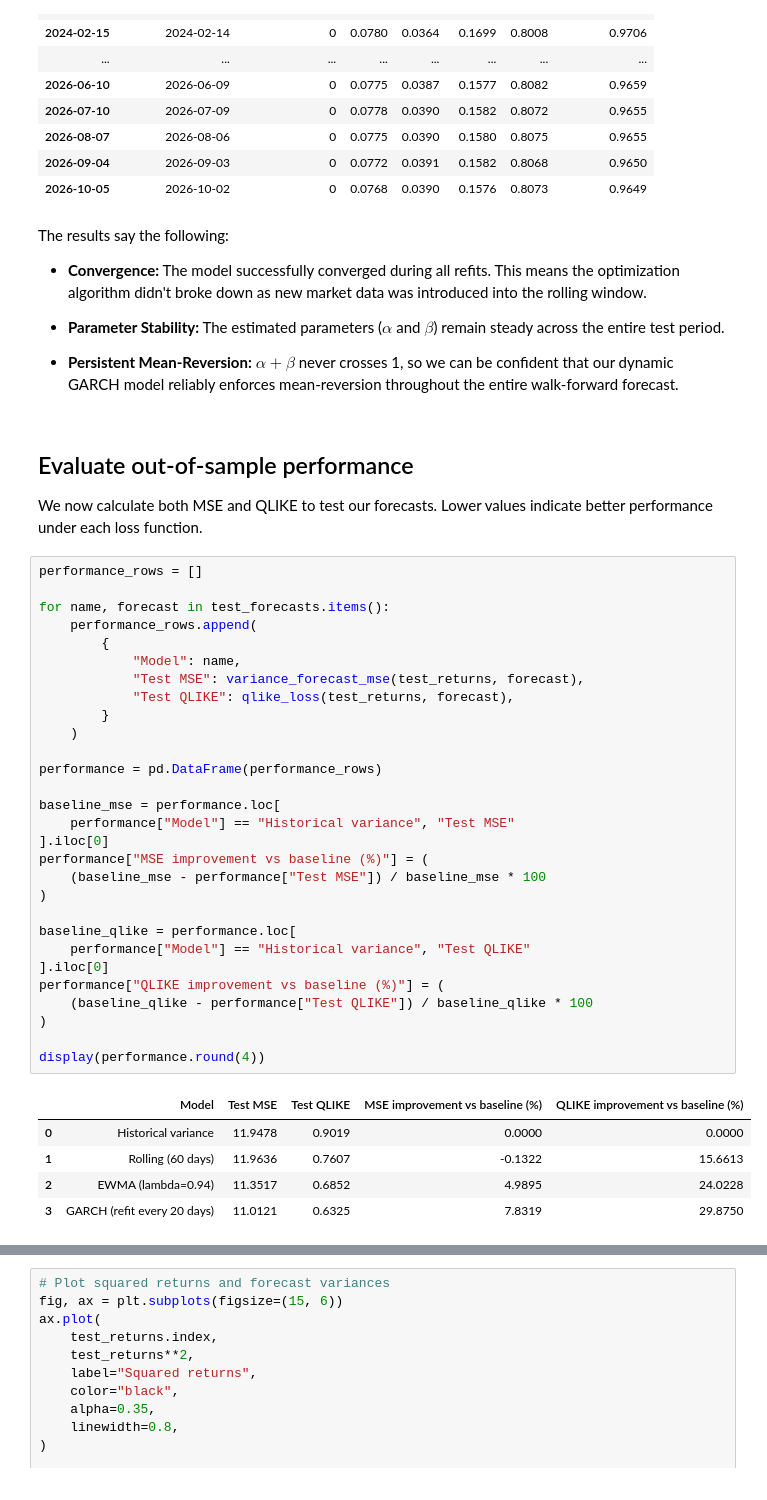
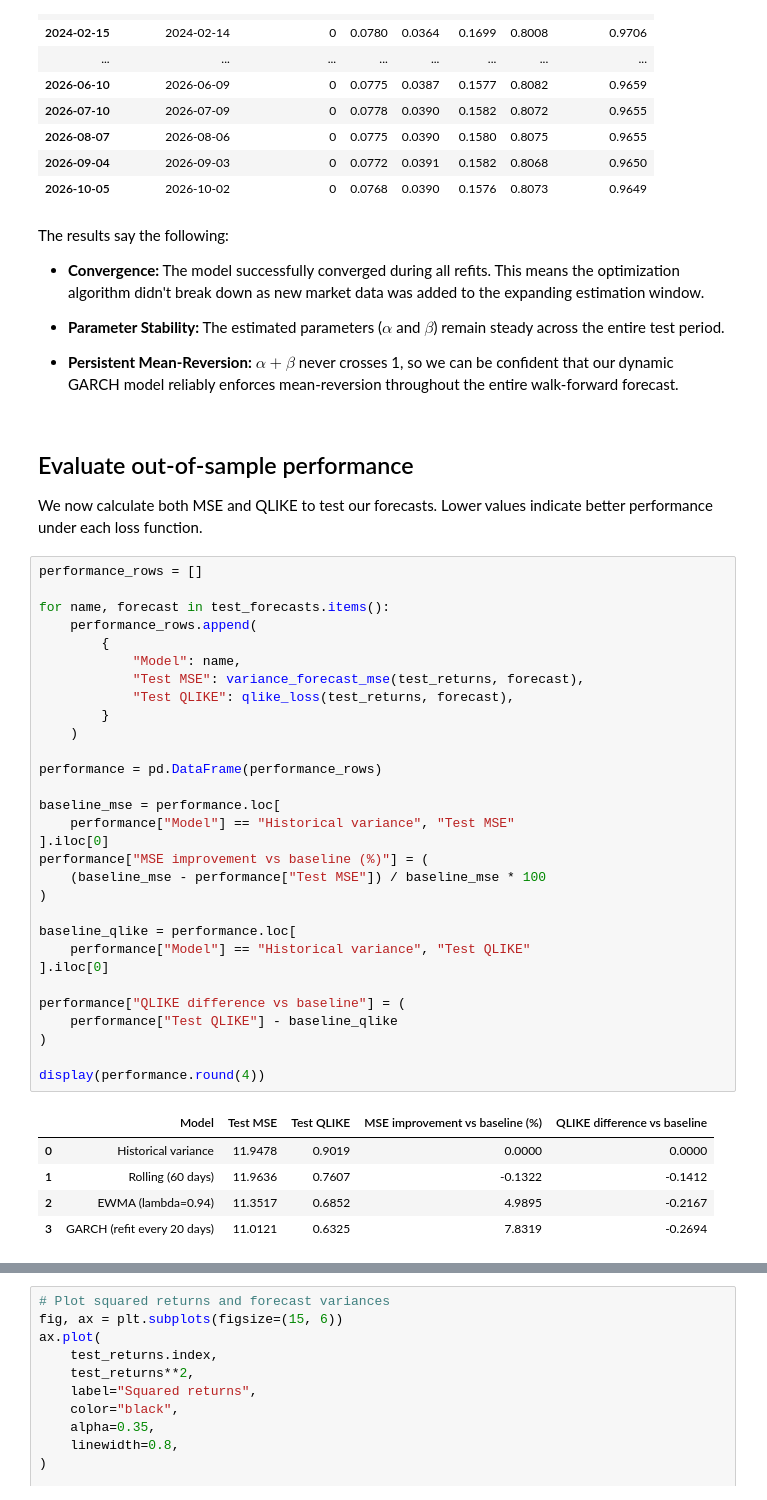
Before and after one commit to laurasalop03/research-blog, a Jupyter notebook: research/01-volatility-clustering/volatility_clustering.ipynb, the cells around one changed output, grey strips where cells are left out. Drawn from its saved outputs; the diff is of its cells as text.

```diff
--- a/research/01-volatility-clustering/volatility_clustering.ipynb
+++ b/research/01-volatility-clustering/volatility_clustering.ipynb
@@ -634,7 +636,7 @@ Refits with nonzero convergence flag: 0
 # %% [markdown]
 The results say the following:
 
-* **Convergence:** The model successfully converged during all refits. This means the optimization algorithm didn't broke down as new market data was introduced into the rolling window.
+* **Convergence:** The model successfully converged during all refits. This means the optimization algorithm didn't break down as new market data was added to the expanding estimation window.
 
 * **Parameter Stability:** The estimated parameters ($\alpha$ and $\beta$) remain steady across the entire test period.
 
@@ -646,36 +648,37 @@ We now calculate both MSE and QLIKE to test our forecasts. Lower values indicate
 # %%
 performance_rows = []
 
 for name, forecast in test_forecasts.items():
     performance_rows.append(
         {
             "Model": name,
             "Test MSE": variance_forecast_mse(test_returns, forecast),
             "Test QLIKE": qlike_loss(test_returns, forecast),
         }
     )
 
 performance = pd.DataFrame(performance_rows)
 
 baseline_mse = performance.loc[
     performance["Model"] == "Historical variance", "Test MSE"
 ].iloc[0]
 performance["MSE improvement vs baseline (%)"] = (
     (baseline_mse - performance["Test MSE"]) / baseline_mse * 100
 )
 
 baseline_qlike = performance.loc[
     performance["Model"] == "Historical variance", "Test QLIKE"
 ].iloc[0]
-performance["QLIKE improvement vs baseline (%)"] = (
-    (baseline_qlike - performance["Test QLIKE"]) / baseline_qlike * 100
+
+performance["QLIKE difference vs baseline"] = (
+    performance["Test QLIKE"] - baseline_qlike
 )
 
 display(performance.round(4))
 # %% [output]
-|  | Model | Test MSE | Test QLIKE | MSE improvement vs baseline (%) | QLIKE improvement vs baseline (%) |
+|  | Model | Test MSE | Test QLIKE | MSE improvement vs baseline (%) | QLIKE difference vs baseline |
 | 0 | Historical variance | 11.9478 | 0.9019 | 0.0000 | 0.0000 |
-| 1 | Rolling (60 days) | 11.9636 | 0.7607 | -0.1322 | 15.6613 |
-| 2 | EWMA (lambda=0.94) | 11.3517 | 0.6852 | 4.9895 | 24.0228 |
-| 3 | GARCH (refit every 20 days) | 11.0121 | 0.6325 | 7.8319 | 29.8750 |
+| 1 | Rolling (60 days) | 11.9636 | 0.7607 | -0.1322 | -0.1412 |
+| 2 | EWMA (lambda=0.94) | 11.3517 | 0.6852 | 4.9895 | -0.2167 |
+| 3 | GARCH (refit every 20 days) | 11.0121 | 0.6325 | 7.8319 | -0.2694 |
 # %% [markdown]
```
Also changed, not shown: parts of 9 cells of this notebook, 1 other file.
